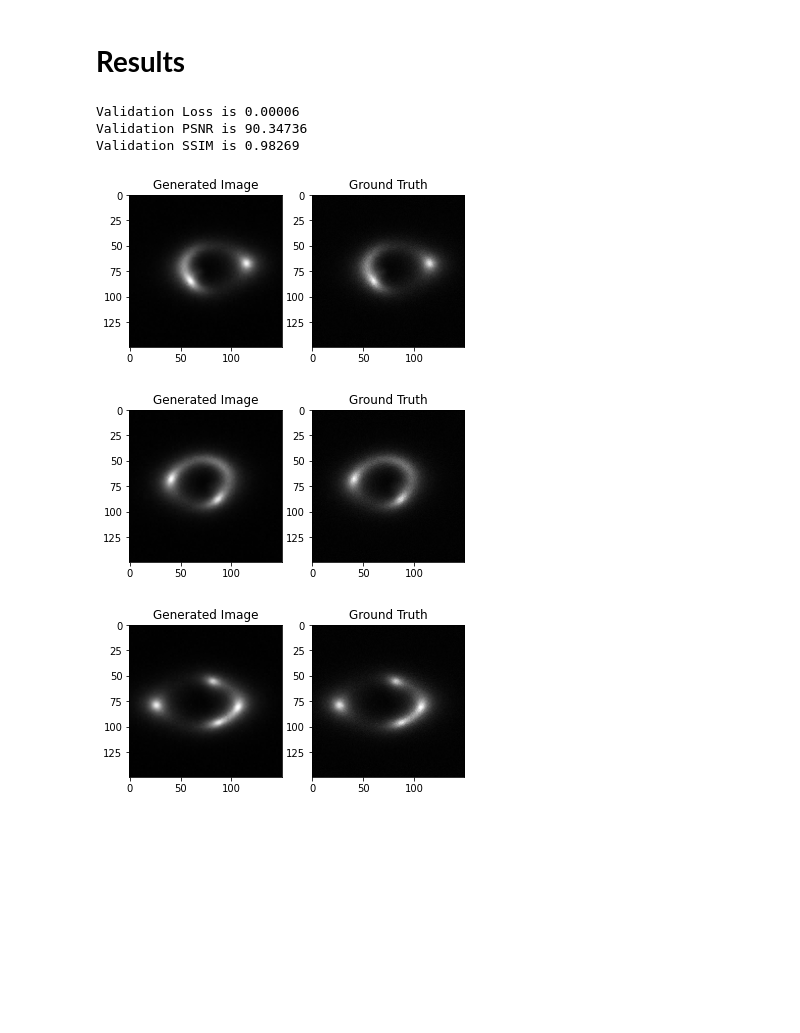
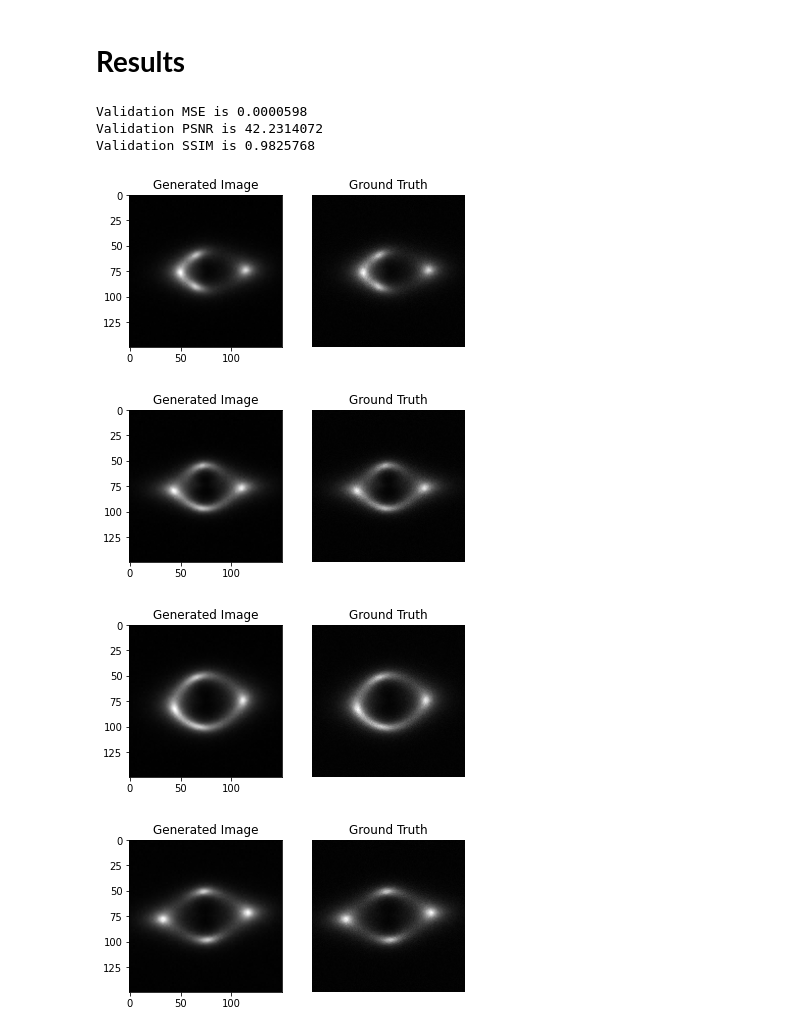
Before and after one commit to AminMohamed-3/DeepLense, a Jupyter notebook: Test_VI_Image_Super_resolution.ipynb, the cells around one changed output. Saved outputs shown, nothing was run; the diff lists cells and outputs as text; code cells hidden in the pictures; blank space fills up the shorter version.

```diff
--- a/Test_VI_Image_Super_resolution.ipynb
+++ b/Test_VI_Image_Super_resolution.ipynb
@@ -97,25 +93,24 @@ class RBlock(nn.Module):
       return b2_output + x
 # %%
 class Generator(nn.Module):
-  def __init__(self, in_c=1, out_c=64, no_blocks=20):
+  def __init__(self, in_c=1, out_c=64, no_blocks=16):
       super().__init__()
-      self.first_conv = Conv(in_c, out_c, kernel_size=9, stride=1, padding=4, use_bnorm=False)
+      self.first_conv = Conv(in_c, out_c, kernel_size=9, stride=1, padding=4)
       res_blocks = []
       for _ in range(no_blocks):
           res_blocks.append(RBlock(64))
       self.res_blocks = nn.Sequential(*res_blocks)
-      self.conv = Conv(out_c, out_c, kernel_size=3, stride=1, padding=1, use_activation=False)
+      self.conv1 = Conv(out_c, out_c, kernel_size=3, stride=1, padding=1)
 
       self.upsampling = Upsample(out_c, scale_factor=2)
-      self.last_conv = nn.Conv2d(out_c, in_c, kernel_size=9, stride=1, padding=4)
+      self.last_conv = nn.Conv2d(out_c, in_c, kernel_size=3, stride=1, padding=1)
 
   def forward(self,x):
       first_conv = self.first_conv(x)
       x = self.res_blocks(first_conv)
-      x = self.conv(x) + first_conv
+      x = self.conv1(x) + first_conv
       x = self.upsampling(x)
       x = self.last_conv(x)
-      x = torch.tanh(x)
       return x
 # %% [markdown]
 # **Metrics**
@@ -128,7 +123,7 @@ def psnr(img1, img2):
       mse_s = mse(img1,img2)
       if mse_s == 0:
           return 100
-      PIXEL_MAX = 255
+      PIXEL_MAX = 1
       psnr = 20 * torch.log10(PIXEL_MAX / torch.sqrt(mse_s))
       return psnr
 # %%
@@ -199,10 +194,10 @@ loader = DataLoader(train_dataset, batch_size=32,shuffle=False)
 val_loader = DataLoader(test_dataset,batch_size=32,shuffle=False)
 # %%
 model = Generator().to(device)
-model_opt = optim.Adam(model.parameters(),lr=2e-4)
+model_opt = optim.Adam(model.parameters(),lr=3e-4)
 mse = nn.MSELoss()
 bce = nn.BCEWithLogitsLoss()
-scheduler = optim.lr_scheduler.ReduceLROnPlateau(model_opt, mode='min', factor=0.1, patience=1)
+scheduler = optim.lr_scheduler.ReduceLROnPlateau(model_opt, mode='min', factor=0.1, patience=4)
 # %% [markdown]
 # **Evaluation**
 # %%
@@ -235,7 +230,7 @@ def evaluate(model,dataloader):
 # %% [markdown]
 # **Model Training**
 # %%
-for epoch in range(15):
+for epoch in range(20):
 
   losses = []
 
@@ -260,9 +255,9 @@ for epoch in range(15):
   avg_val_loss, avg_val_psnr, avg_val_ssim = evaluate(model,val_loader)
   scheduler.step(avg_val_loss)
   print(f"\nEpoch No. {1+epoch}\n======\n")
-  print(f"Training Loss is {avg_loss:.5f}, Validation Loss is {avg_val_loss:.5f}")
-  print(f"Validation PSNR is {avg_val_psnr:.5f}")
-  print(f"Validation SSIM is {avg_val_ssim:.5f}")
+  print(f"Training Loss is {avg_loss:.7f}, Validation Loss is {avg_val_loss:.7f}")
+  print(f"Validation PSNR is {avg_val_psnr:.7f}")
+  print(f"Validation SSIM is {avg_val_ssim:.7f}")
   print("===============\n")
 # %% [output]
 Epoch No. 1
@@ -355,41 +350,44 @@ Validation SSIM is 0.98284
 # %%
 avg_val_loss, avg_val_psnr, avg_val_ssim = evaluate(model,val_loader)
 
-print(f"Validation Loss is {avg_val_loss:.5f}")
-print(f"Validation PSNR is {avg_val_psnr:.5f}")
-print(f"Validation SSIM is {avg_val_ssim:.5f}")
+print(f"Validation MSE is {avg_val_loss:.7f}")
+print(f"Validation PSNR is {avg_val_psnr:.7f}")
+print(f"Validation SSIM is {avg_val_ssim:.7f}")
 # %% [output]
-Validation Loss is 0.00006
-Validation PSNR is 90.34736
-Validation SSIM is 0.98269
+Validation MSE is 0.0000598
+Validation PSNR is 42.2314072
+Validation SSIM is 0.9825768
 # %%
 for i,(hr,lr) in enumerate(val_loader):
   lr = lr.to(device)
   generated = model(lr[21].unsqueeze(0))
   generated = generated.squeeze(0)
   generated = generated.permute(1, 2 ,0)
 
   hr = hr[21]
   hr = hr.permute(1,2,0)
 
 
   fig, (ax1, ax2) = plt.subplots(1, 2)
 
   # plot the generated image on the left subplot
+  plt.axis("off")
   ax1.imshow(generated.detach().cpu().numpy(),cmap='gray')
   ax1.set_title('Generated Image')
 
   # plot the high-resolution image on the right subplot
+  plt.axis("off")
   ax2.imshow(hr,cmap='gray')
   ax2.set_title('Ground Truth')
 
   # show the figure
   plt.show()
-  if i > 1:
+  if i > 2:
     break
 # %% [output]
-[figure, old version]
+[figure, new version]
-[figure, old version]
+[figure, new version]
-[figure, old version]
+[figure, new version]
+[figure, added]
 # %%
 torch.save(model.state_dict(), "/content/model.pth")
```
Also changed, not shown: parts of 4 cells of this notebook, 1 other file.
